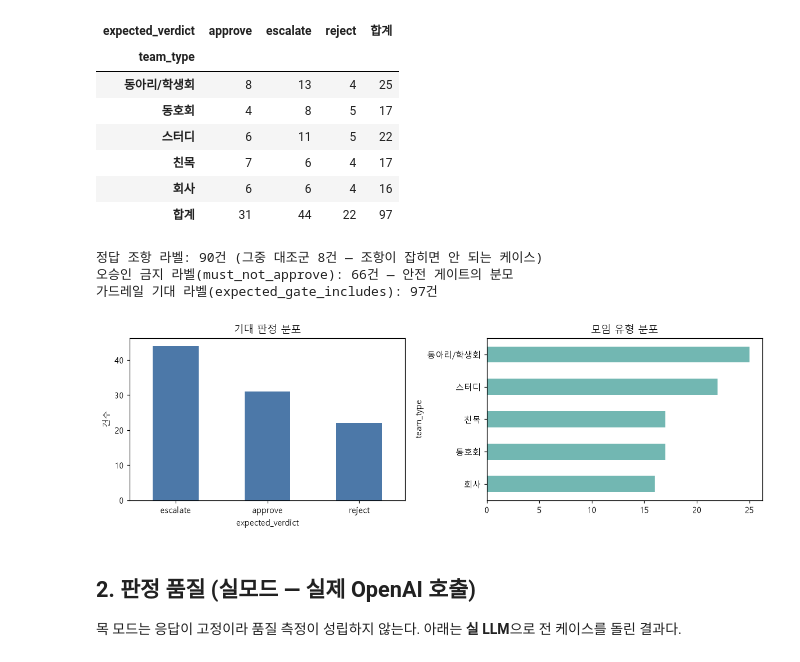
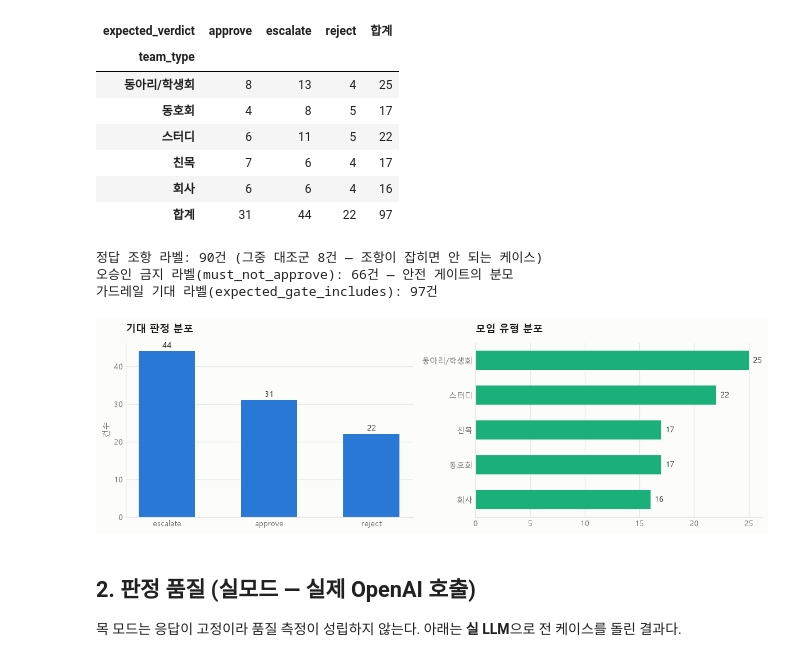
Before and after one commit to sblim-ctrl/llm-server, a Jupyter notebook: eval/analysis_realmode.ipynb, the cells around one changed output. Cells and saved outputs as stored; diff of their text form; code cells hidden in the pictures.

```diff
--- a/eval/analysis_realmode.ipynb
+++ b/eval/analysis_realmode.ipynb
@@ -82,26 +118,31 @@ dist
 # %%
 labeled = ds[ds["expected_rule_clauses"] != "(미라벨)"]
 control = ds[ds["expected_rule_clauses"] == "(대조군)"]
 must_not = ds[ds["must_not_approve"] == True]  # noqa: E712
 
 print(f"정답 조항 라벨: {len(labeled)}건 (그중 대조군 {len(control)}건 — 조항이 잡히면 안 되는 케이스)")
 print(f"오승인 금지 라벨(must_not_approve): {len(must_not)}건 — 안전 게이트의 분모")
 print(f"가드레일 기대 라벨(expected_gate_includes): {ds['expected_gate_includes'].astype(bool).sum()}건")
 
 fig, ax = plt.subplots(1, 2, figsize=(11, 3.6))
-ds["expected_verdict"].value_counts().plot.bar(ax=ax[0], color="#4C78A8", rot=0)
-ax[0].set_title("기대 판정 분포")
-ax[0].set_ylabel("건수")
-ds["team_type"].value_counts().plot.barh(ax=ax[1], color="#72B7B2")
-ax[1].set_title("모임 유형 분포")
-ax[1].invert_yaxis()
+vc = ds["expected_verdict"].value_counts()
+ax[0].bar(vc.index, vc.values, color=S1, width=0.55)
+style(ax[0], "기대 판정 분포", "건수")
+label_bars(ax[0])
+
+tt = ds["team_type"].value_counts().sort_values()
+ax[1].barh(tt.index, tt.values, color=S3, height=0.55)
+style(ax[1], "모임 유형 분포", xgrid=True)
+ax[1].xaxis.grid(True, color=GRID, lw=0.8)
+ax[1].yaxis.grid(False)
+label_bars(ax[1], horizontal=True)
 plt.tight_layout()
 plt.show()
 # %% [output]
 정답 조항 라벨: 90건 (그중 대조군 8건 — 조항이 잡히면 안 되는 케이스)
 오승인 금지 라벨(must_not_approve): 66건 — 안전 게이트의 분모
 가드레일 기대 라벨(expected_gate_includes): 97건
-[figure, old version]
+[figure, new version]
 # %% [markdown]
 ## 2. 판정 품질 (실모드 — 실제 OpenAI 호출)
 
```
Also changed, not shown: parts of 8 cells of this notebook.
